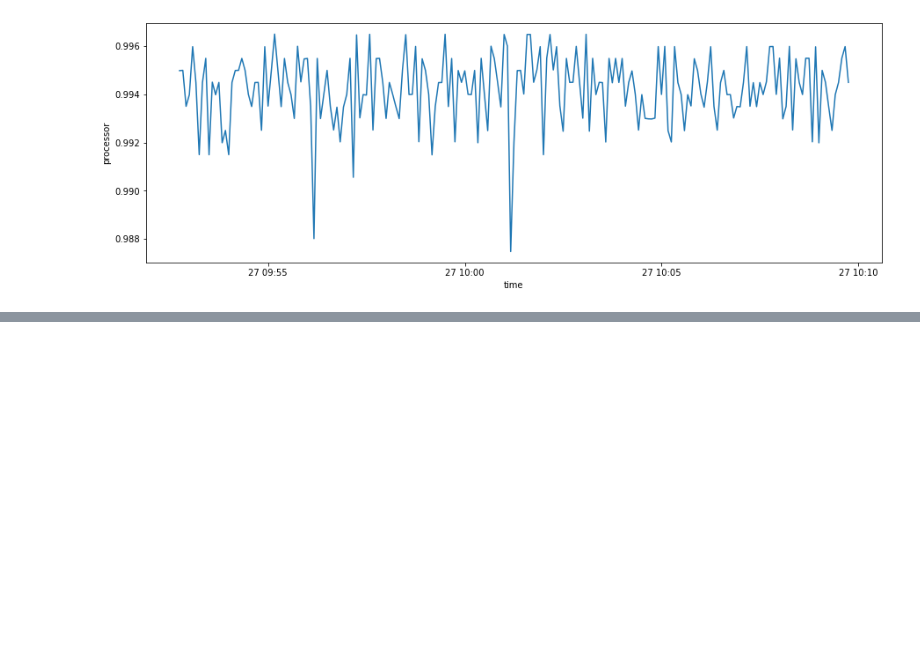
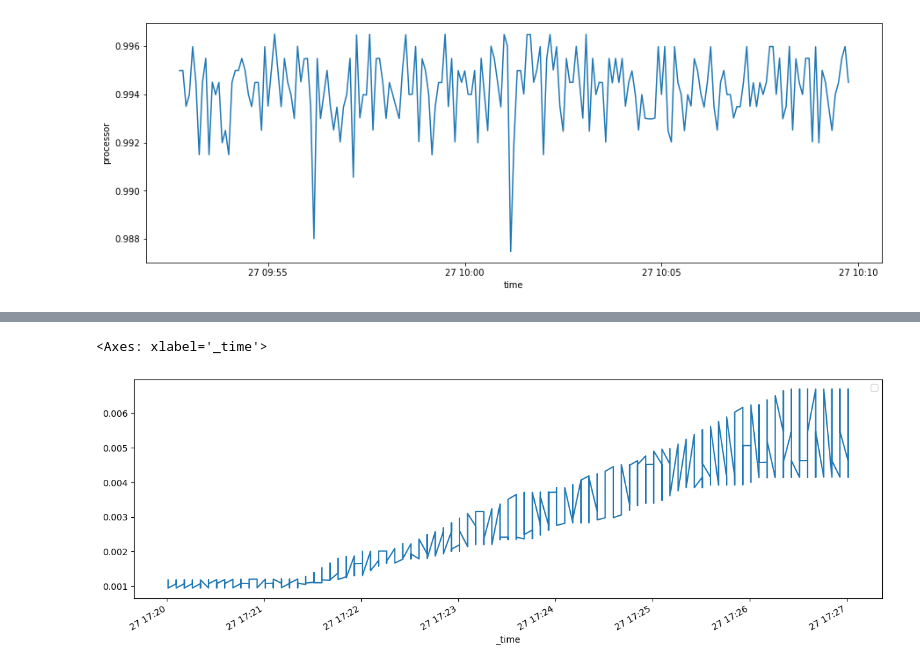
Before and after one commit to bombermal/TCC, a Jupyter notebook: Monitoring_VM/Retrieve/main.ipynb, the cells around one changed output, grey strips where cells are left out. Drawn from its saved outputs; the diff is of its cells as text; code cells hidden in the pictures; blank space fills up the shorter version.

Commit message:
stage: Primeira carga do influx

```diff
--- a/Monitoring_VM/Retrieve/main.ipynb
+++ b/Monitoring_VM/Retrieve/main.ipynb
@@ -234,0 +238,7 @@ plt.show()
+# %%
+data = pd.read_csv('influx.data.csv', skiprows=3)
+data = data[data.columns[2:]]
+data._start = pd.to_datetime(data._start).apply(lambda x: x.tz_convert('America/Fortaleza'))
+data._stop = pd.to_datetime(data._stop).apply(lambda x: x.tz_convert('America/Fortaleza'))
+data._time = pd.to_datetime(data._time).apply(lambda x: x.tz_convert('America/Fortaleza'))
+data.head()
@@ -234,0 +252,7 @@ plt.show()
+# %%
+time_floor = pd.Timestamp(2023, 10, 27, 20, 20, 00, 34582).tz_localize('UTC').tz_convert('America/Fortaleza')
+time_roof =  pd.Timestamp(2023, 10, 27, 20, 28, 00, 34582).tz_localize('UTC').tz_convert('America/Fortaleza')
+mask = (data._time > time_floor) & (data._time < time_roof)
+print(data[mask].shape)
+data_timed = data[mask]
+data_timed.head()
@@ -234,0 +273,4 @@ plt.show()
+# %%
+data_test = data_timed.loc[mask, ["_time", "_value"]].copy()
+data_test._value = data_test.loc[mask, "_value"] / 31527.09
+data_test.head()
@@ -234,0 +284,5 @@ plt.show()
+# %%
+data_test.plot(x='_time', y='_value', figsize=(15, 5))
+# %% [output]
+<Axes: xlabel='_time'>
+[figure, added]
```
Also changed, not shown: parts of 5 cells of this notebook, 7 other files.
